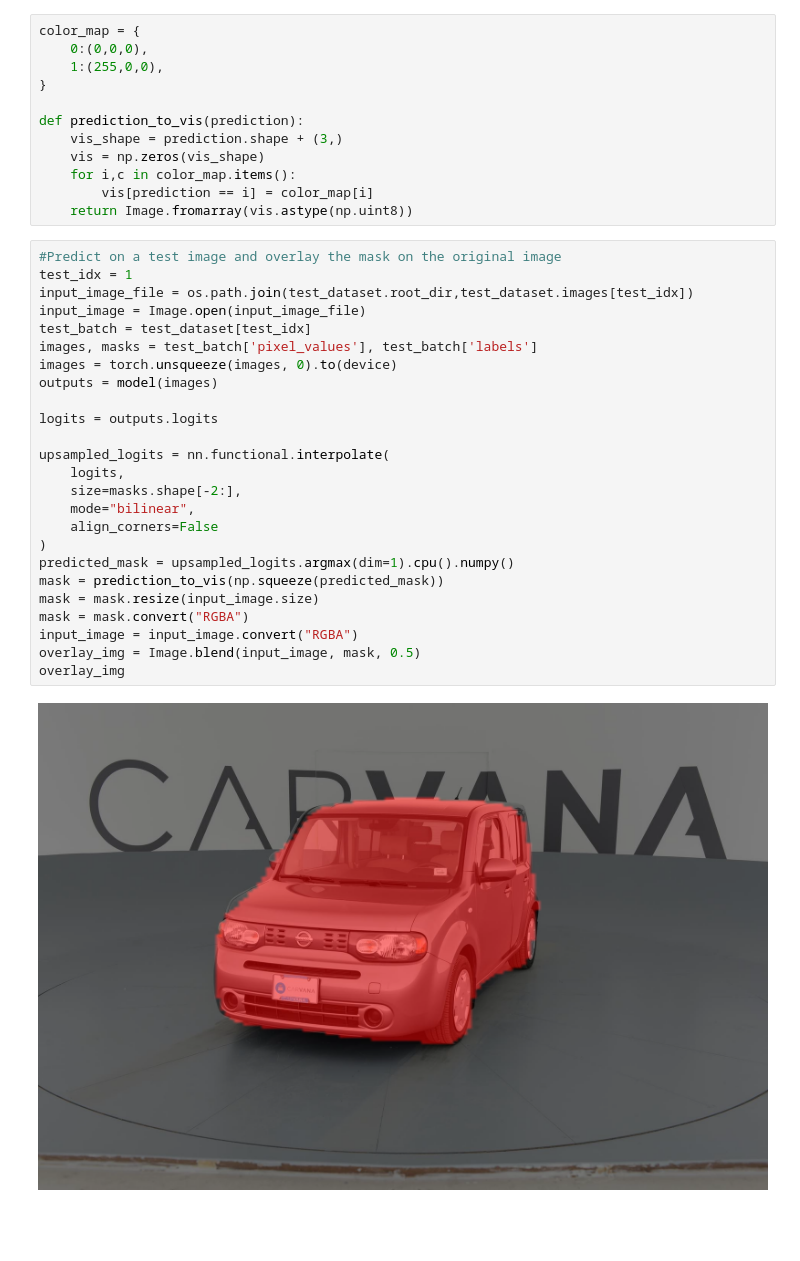
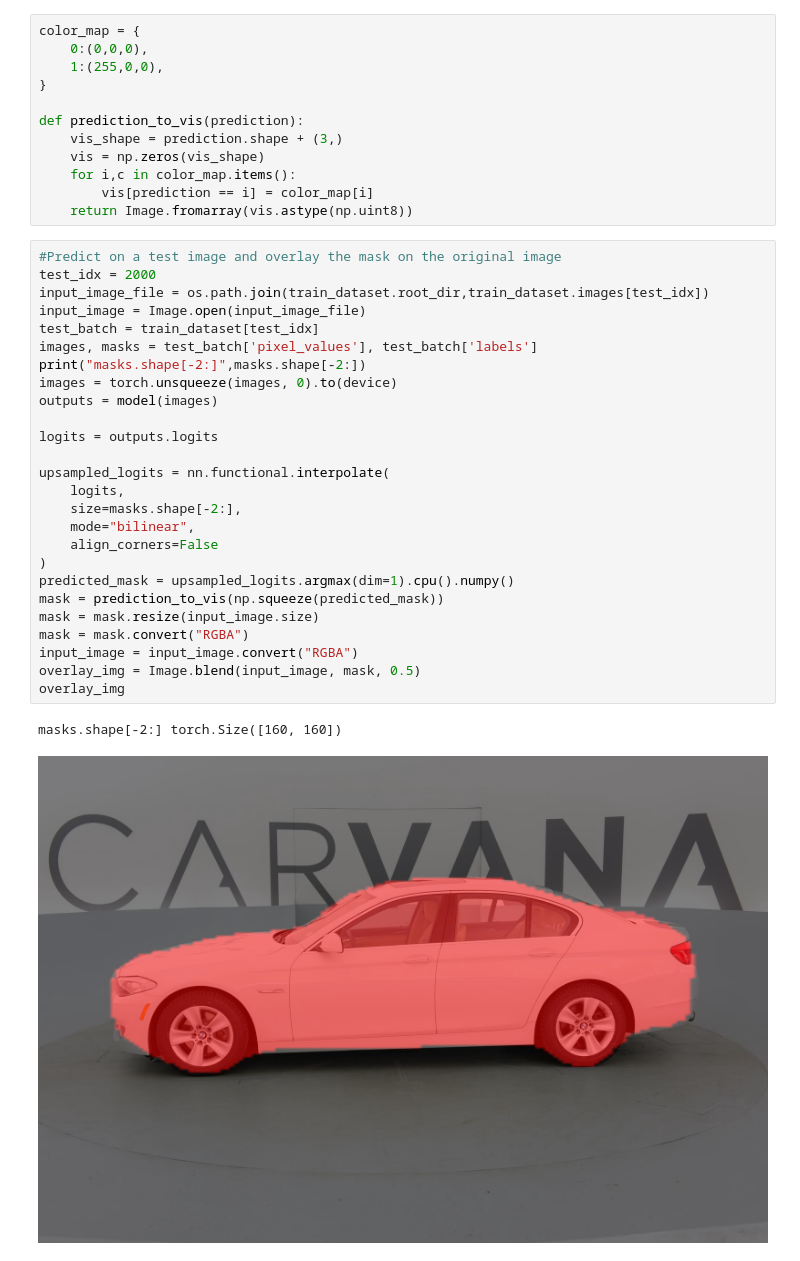
Before and after one commit to eliaweiss/tstSegFormer, a Jupyter notebook: inference.ipynb, the cells around one changed output. Cells and saved outputs as stored; diff of their text form; blank space fills up the shorter version.

```diff
--- a/inference.ipynb
+++ b/inference.ipynb
@@ -99,28 +99,30 @@ def prediction_to_vis(prediction):
     return Image.fromarray(vis.astype(np.uint8))
 # %%
 #Predict on a test image and overlay the mask on the original image
-test_idx = 1
-input_image_file = os.path.join(test_dataset.root_dir,test_dataset.images[test_idx])
+test_idx = 2000
+input_image_file = os.path.join(train_dataset.root_dir,train_dataset.images[test_idx])
 input_image = Image.open(input_image_file)
-test_batch = test_dataset[test_idx]
+test_batch = train_dataset[test_idx]
 images, masks = test_batch['pixel_values'], test_batch['labels']
+print("masks.shape[-2:]",masks.shape[-2:])
 images = torch.unsqueeze(images, 0).to(device)
 outputs = model(images)
 
 logits = outputs.logits
 
 upsampled_logits = nn.functional.interpolate(
     logits,
     size=masks.shape[-2:],
     mode="bilinear",
     align_corners=False
 )
 predicted_mask = upsampled_logits.argmax(dim=1).cpu().numpy()
 mask = prediction_to_vis(np.squeeze(predicted_mask))
 mask = mask.resize(input_image.size)
 mask = mask.convert("RGBA")
 input_image = input_image.convert("RGBA")
 overlay_img = Image.blend(input_image, mask, 0.5)
 overlay_img
 # %% [output]
+masks.shape[-2:] torch.Size([160, 160])
-[figure, old version]
+[figure, new version]
```
